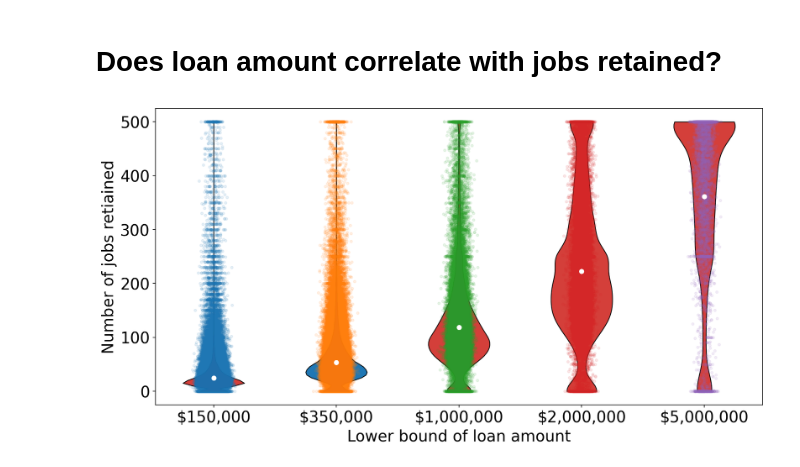
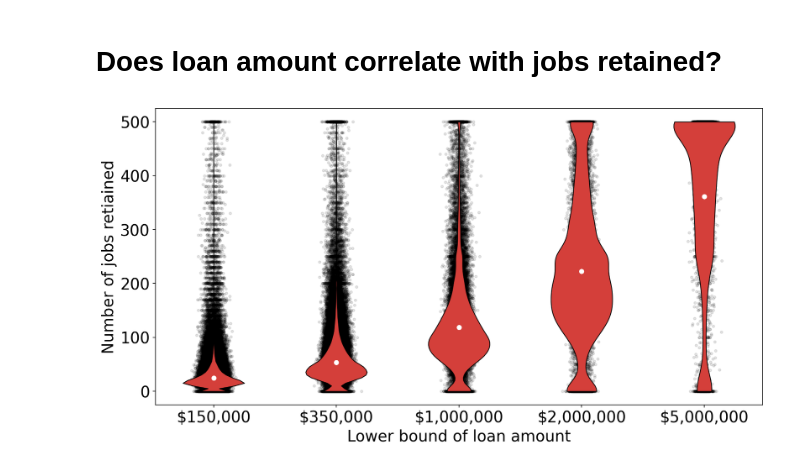
Before and after one commit to sbooeshaghi/SBA-PPP-Loan-Data, a Jupyter notebook: notebooks/jobs_retained.ipynb, the cells around one changed output. Drawn from its saved outputs; the diff is of its cells as text; code cells hidden in the pictures.

Commit message:
edited plot style

```diff
--- a/notebooks/jobs_retained.ipynb
+++ b/notebooks/jobs_retained.ipynb
@@ -155,33 +155,32 @@ labels = [f"${n:,.0f}" for n in lower]
 lidx = np.arange(len(labels)) + 1
 
 
 x = []
 for l in lower:
   x.append(df.query(f"loan_lower == {l}")[df.query(f"loan_lower == {l}")["JobsRetained"].notna()]["JobsRetained"].values)
 
 parts = ax.violinplot(x, showmedians=False, showextrema=False)
 for pcidx, pc in enumerate(parts['bodies']):
     pc.set_facecolor('#D43F3A')
-    if pcidx==1: pc.set_facecolor('#1f77b4')
     pc.set_edgecolor('black')
     pc.set_alpha(1)
 
 
 mean = [np.mean(i) for i in x]
 ax.scatter(lidx, mean, marker='o', color='white', s=30, zorder=3)
 
 ######## Add some random "jitter" to the x-axis
 xx = [lval + np.random.normal(1, 0.04, size=len(d))-1 for d, lval in zip(x, lidx)]
 
 for vals, xvals in zip(xx, x):
-  ax.scatter(vals, xvals, alpha=alpha, s=10)
+  ax.scatter(vals, xvals, alpha=alpha, s=10, zorder=-1, color="k")
 
 ax.set_xticks(lidx)
 ax.set_xticklabels(labels)
 ax.set_xlabel("Lower bound of loan amount")
 ax.set_ylabel("Number of jobs retiained")
 
 
 plt.show()
 # %% [output]
-[figure, old version]
+[figure, new version]
```
Also changed, not shown: parts of 1 cell of this notebook.
